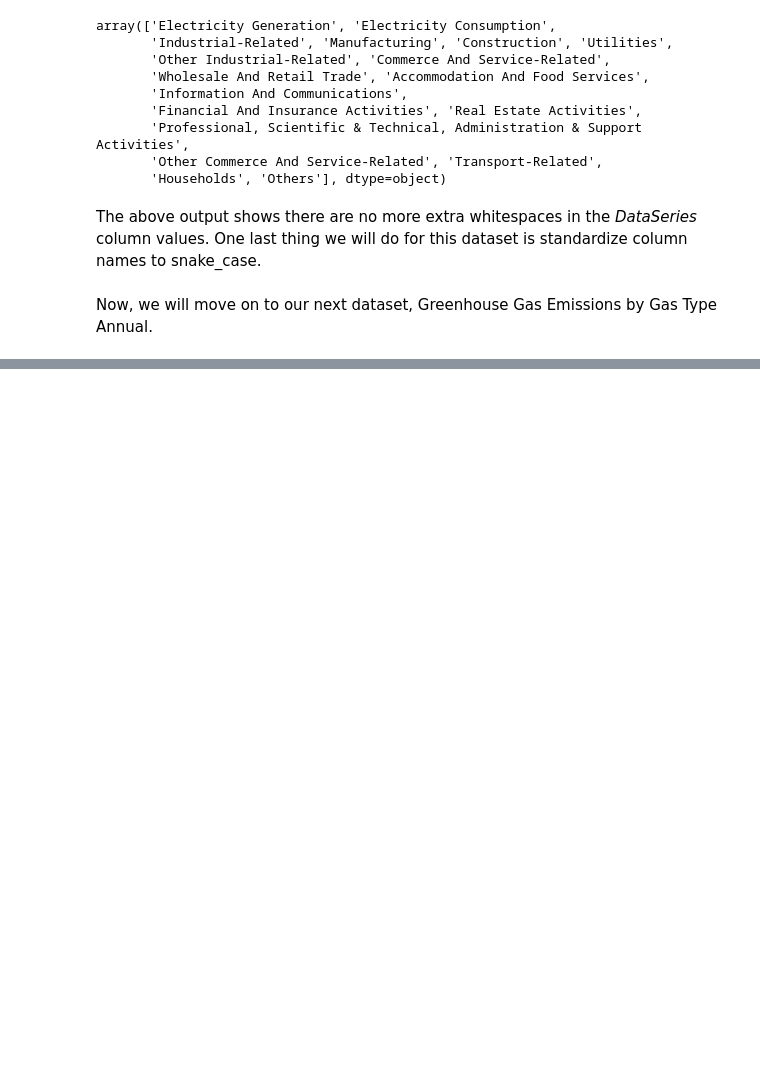
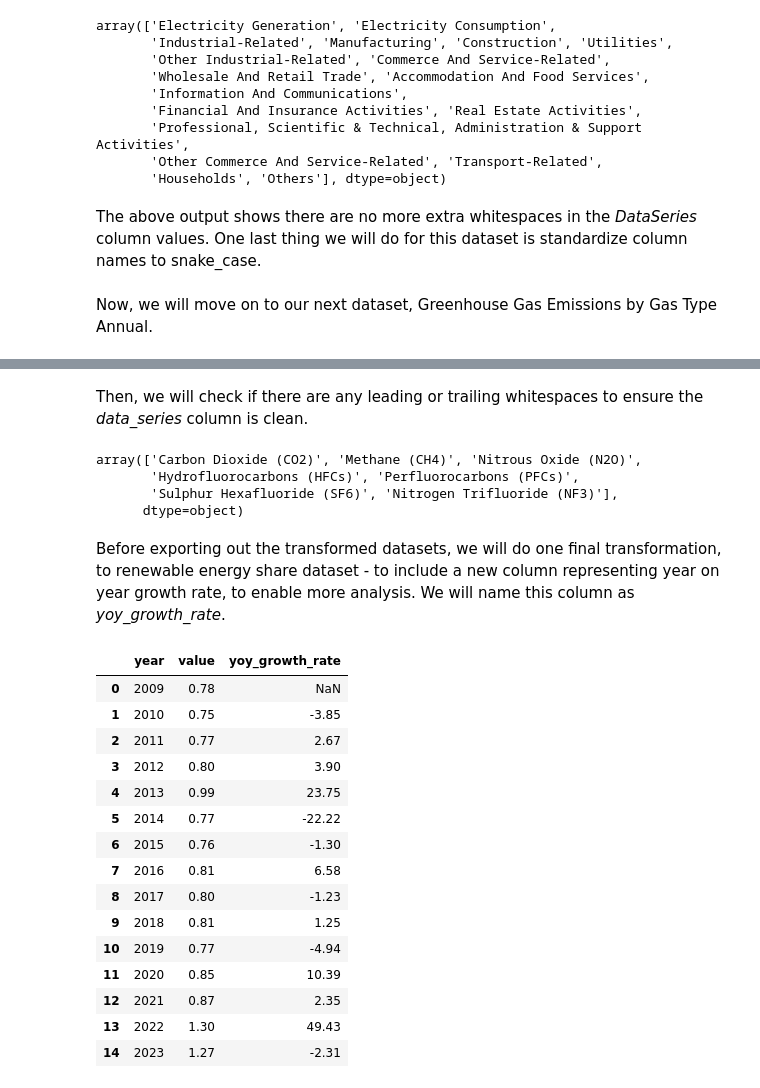
Before and after one commit to ChanKo555/net-zero-emission-data-analytics-project, a Jupyter notebook: Python Notebooks/data_preparation.ipynb, the cells around one changed output, grey strips where cells are left out. Drawn from its saved outputs; the diff is of its cells as text; code cells hidden in the pictures; blank space fills up the shorter version.

```diff
--- a/Python Notebooks/data_preparation.ipynb
+++ b/Python Notebooks/data_preparation.ipynb
@@ -330,0 +832,26 @@ Now, we will move on to our next dataset, Greenhouse Gas Emissions by Gas Type A
+# %%
+# Transform Renewable Energy Share in Total Final Energy Consumption dataset
+year_cols = [col for col in renewable_energy_share.columns if col != 'DataSeries']
+
+renewable_energy_share_transformed = renewable_energy_share.melt(
+    id_vars='DataSeries',
+    value_vars=year_cols,
+    var_name='year',
+    value_name='value'
+)
+
+renewable_energy_share_transformed['year'] = (
+    renewable_energy_share_transformed['year']
+    .astype(int)
+)
+
+renewable_energy_share_transformed['value'] = pd.to_numeric(
+    renewable_energy_share_transformed['value'],
+    errors='coerce'
+)
+
+renewable_energy_share_transformed = renewable_energy_share_transformed[
+    ['year', 'value']
+]
+
+renewable_energy_share_transformed.head()
@@ -330,0 +968,36 @@ Now, we will move on to our next dataset, Greenhouse Gas Emissions by Gas Type A
+# %% [markdown]
+Then, we will check if there are any leading or trailing whitespaces to ensure the *data_series* column is clean.
+# %%
+ggas_emissions_percentage_transformed['data_series'].unique()
+# %% [output]
+array(['Carbon Dioxide (CO2)', 'Methane (CH4)', 'Nitrous Oxide (N2O)',
+       'Hydrofluorocarbons (HFCs)', 'Perfluorocarbons (PFCs)',
+       'Sulphur Hexafluoride (SF6)', 'Nitrogen Trifluoride (NF3)'],
+      dtype=object)
+# %% [markdown]
+Before exporting out the transformed datasets, we will do one final transformation, to renewable energy share dataset - to include a new column representing year on year growth rate, to enable more analysis. We will name this column as *yoy_growth_rate*.
+# %%
+# Ensure data is sorted by year before computing year-over-year growth
+renewable_energy_share_transformed = renewable_energy_share_transformed.sort_values('year').reset_index(drop=True)
+
+# Calculate year-over-year growth rate (% change from previous year's value)
+renewable_energy_share_transformed['yoy_growth_rate'] = (renewable_energy_share_transformed['value'].pct_change() * 100).round(2)
+
+renewable_energy_share_transformed
+# %% [output]
+|  | year | value | yoy_growth_rate |
+| 0 | 2009 | 0.78 | NaN |
+| 1 | 2010 | 0.75 | -3.85 |
+| 2 | 2011 | 0.77 | 2.67 |
+| 3 | 2012 | 0.80 | 3.90 |
+| 4 | 2013 | 0.99 | 23.75 |
+| 5 | 2014 | 0.77 | -22.22 |
+| 6 | 2015 | 0.76 | -1.30 |
+| 7 | 2016 | 0.81 | 6.58 |
+| 8 | 2017 | 0.80 | -1.23 |
+| 9 | 2018 | 0.81 | 1.25 |
+| 10 | 2019 | 0.77 | -4.94 |
+| 11 | 2020 | 0.85 | 10.39 |
+| 12 | 2021 | 0.87 | 2.35 |
+| 13 | 2022 | 1.30 | 49.43 |
+| 14 | 2023 | 1.27 | -2.31 |
```
Also changed, not shown: parts of 43 cells of this notebook.
